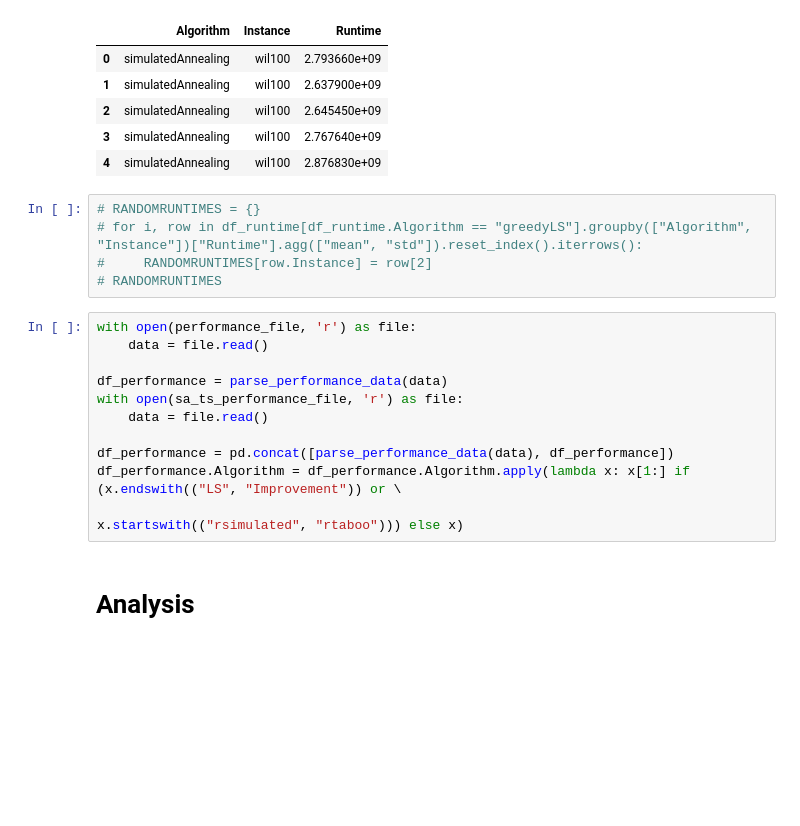
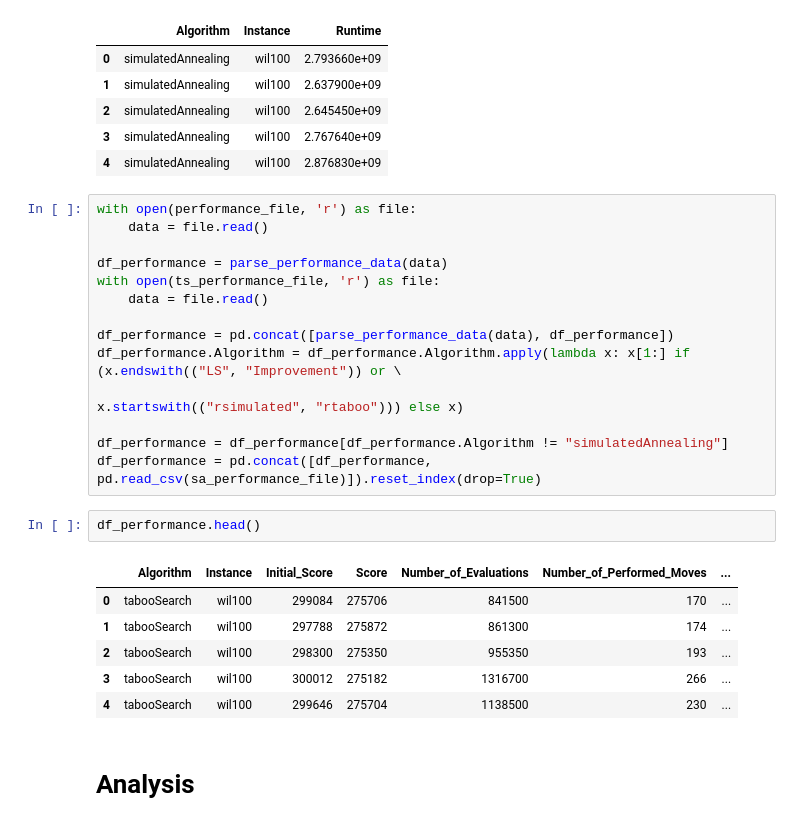
Before and after one commit to MatTheTab/Biologically_Inspired_Algorithms, a Jupyter notebook: SA_TS_Results.ipynb, the cells around one changed output. Cells and saved outputs as stored; diff of their text form; blank space fills up the shorter version.

```diff
--- a/SA_TS_Results.ipynb
+++ b/SA_TS_Results.ipynb
@@ -119,22 +92,29 @@ df_runtime.head()
 | 2 | simulatedAnnealing | wil100 | 2.645450e+09 |
 | 3 | simulatedAnnealing | wil100 | 2.767640e+09 |
 | 4 | simulatedAnnealing | wil100 | 2.876830e+09 |
-# %%
-# RANDOMRUNTIMES = {}
-# for i, row in df_runtime[df_runtime.Algorithm == "greedyLS"].groupby(["Algorithm", "Instance"])["Runtime"].agg(["mean", "std"]).reset_index().iterrows():
-#     RANDOMRUNTIMES[row.Instance] = row[2]
-# RANDOMRUNTIMES
 # %%
 with open(performance_file, 'r') as file:
     data = file.read()
 
 df_performance = parse_performance_data(data)
-with open(sa_ts_performance_file, 'r') as file:
+with open(ts_performance_file, 'r') as file:
     data = file.read()
 
 df_performance = pd.concat([parse_performance_data(data), df_performance])
 df_performance.Algorithm = df_performance.Algorithm.apply(lambda x: x[1:] if (x.endswith(("LS", "Improvement")) or \
                                                                               x.startswith(("rsimulated", "rtaboo"))) else x)
+
+df_performance = df_performance[df_performance.Algorithm != "simulatedAnnealing"]
+df_performance = pd.concat([df_performance, pd.read_csv(sa_performance_file)]).reset_index(drop=True)
+# %%
+df_performance.head()
+# %% [output]
+|  | Algorithm | Instance | Initial_Score | Score | Number_of_Evaluations | Number_of_Performed_Moves | ... |
+| 0 | tabooSearch | wil100 | 299084 | 275706 | 841500 | 170 | ... |
+| 1 | tabooSearch | wil100 | 297788 | 275872 | 861300 | 174 | ... |
+| 2 | tabooSearch | wil100 | 298300 | 275350 | 955350 | 193 | ... |
+| 3 | tabooSearch | wil100 | 300012 | 275182 | 1316700 | 266 | ... |
+| 4 | tabooSearch | wil100 | 299646 | 275704 | 1138500 | 230 | ... |
 # %% [markdown]
 # Analysis
 # %% [markdown]
```
Also changed, not shown: parts of 13 cells of this notebook, 1 other file.
